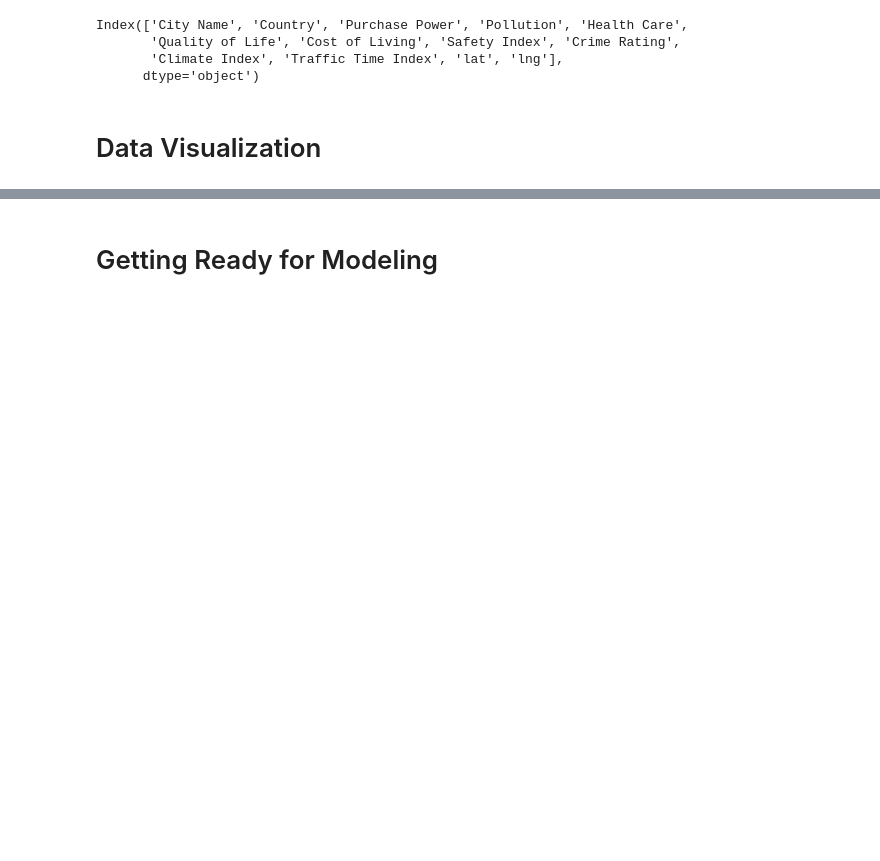
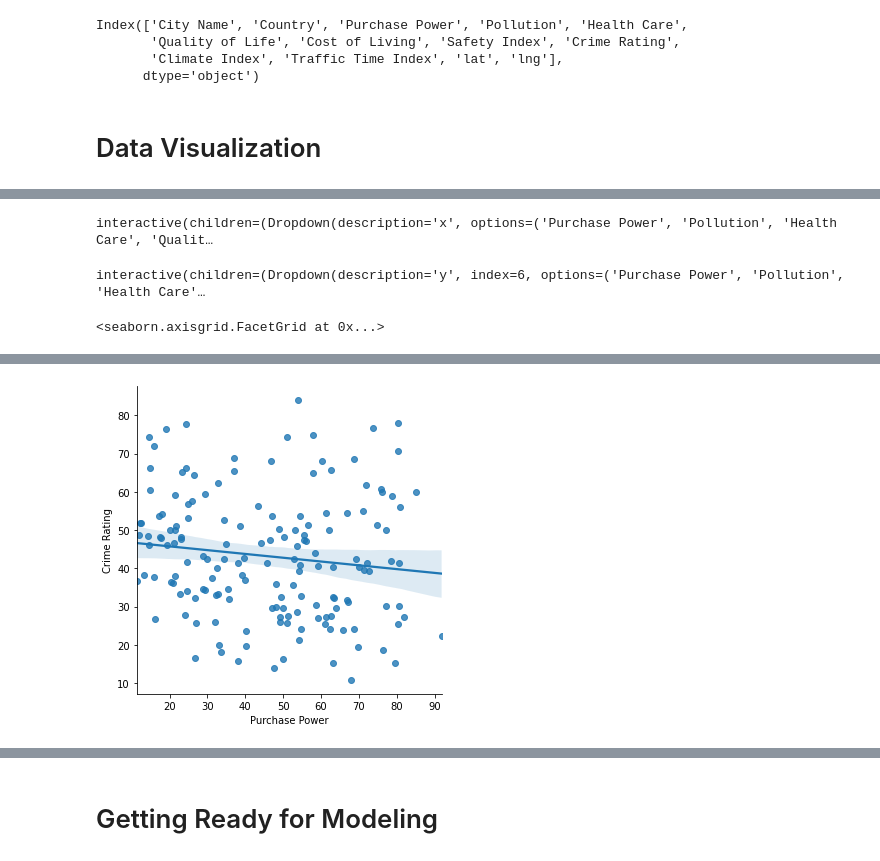
Before and after one commit to b3nb4ggs/tamudatathon2020, a Jupyter notebook: City Search/TAMU_Datathon.ipynb, the cells around one changed output, grey strips where cells are left out. Drawn from its saved outputs; the diff is of its cells as text; code cells hidden in the pictures; blank space fills up the shorter version.

```diff
--- a/City Search/TAMU_Datathon.ipynb
+++ b/City Search/TAMU_Datathon.ipynb
@@ -216,0 +217,33 @@ sb.scatterplot(x="Traffic Time Index", y="Pollution", data=merged_df)
+# %%
+columns = ['Purchase Power', 'Pollution', 'Health Care',
+       'Quality of Life', 'Cost of Living', 'Safety Index', 'Crime Rating',
+       'Climate Index', 'Traffic Time Index', 'lat', 'lng']
+from IPython.display import clear_output
+from ipywidgets import interactive
+import ipywidgets as widgets
+def f(x):
+    return x
+def g(y):
+    return y
+def on_button_clicked(b):
+        clear_output(True)
+        display(w)
+        display(z)
+        display(sb.lmplot(w.result,z.result,data=merged_df))
+        display(button)
+
+
+
+
+w=interactive(f, x=columns)
+z=interactive(g, y=columns)
+
+display(w)
+display(z)
+button = widgets.Button(description="Graph")
+display(button)
+button.on_click(on_button_clicked)
+# %% [output]
+interactive(children=(Dropdown(description='x', options=('Purchase Power', 'Pollution', 'Health Care', 'Qualit…
+interactive(children=(Dropdown(description='y', index=6, options=('Purchase Power', 'Pollution', 'Health Care'…
+<seaborn.axisgrid.FacetGrid at 0x...>
@@ -217,3 +251,4 @@ sb.scatterplot(x="Traffic Time Index", y="Pollution", data=merged_df)
+[figure, added]
 # %%
 # Show the results of a linear regression within each dataset
 sb.lmplot(x="Safety Index", y="Crime Rating", data=merged_df)
```
Also changed, not shown: parts of 9 cells of this notebook.
